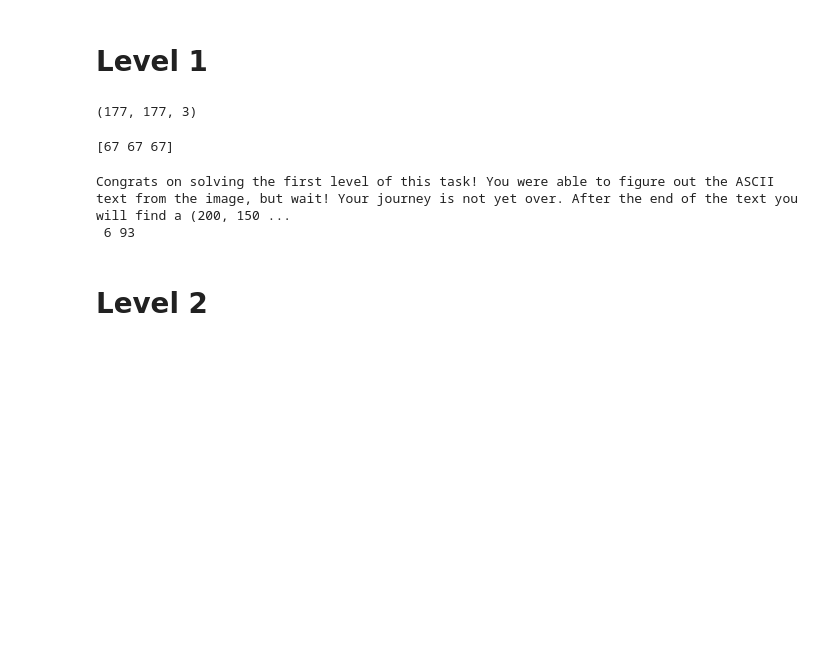
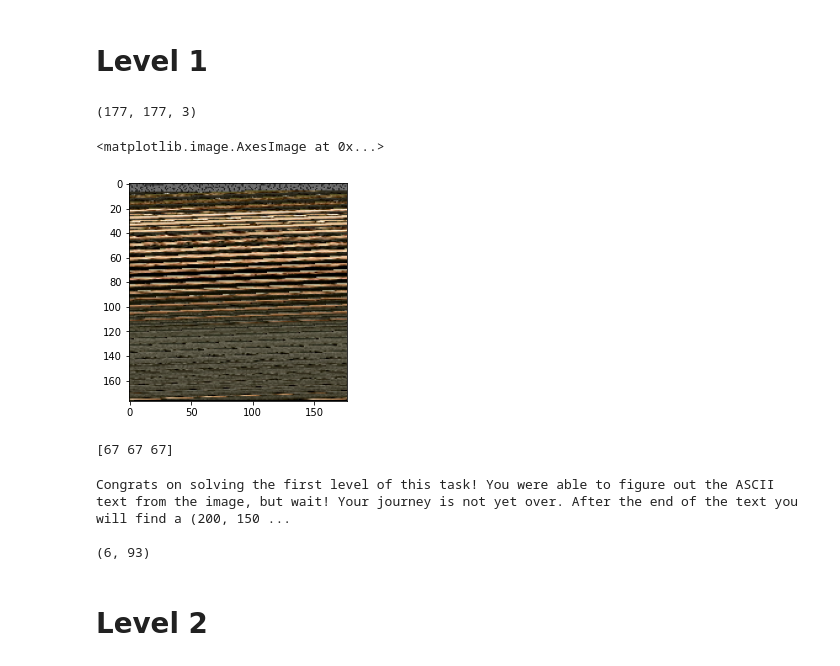
Before and after one commit to IshanManchanda/ark-pathfinding-cv-puzzle, a Jupyter notebook: solution.ipynb, the cells around one changed output. Saved outputs shown, nothing was run; the diff lists cells and outputs as text; code cells hidden in the pictures; blank space fills up the shorter version.

```diff
--- a/solution.ipynb
+++ b/solution.ipynb
@@ -8,7 +8,10 @@ import matplotlib.pyplot as plt
 # %%
 # Read in level1 image and check size
 img1 = cv2.imread("data/Level1.png")
 print(img1.shape)
+plt.imshow(cv2.cvtColor(img1, cv2.COLOR_BGR2RGB))
 # %% [output]
 (177, 177, 3)
+<matplotlib.image.AxesImage at 0x...>
+[figure, added]
 # %%
@@ -25,11 +28,12 @@ for i in range(h):
     for j in range(w):
         print(chr(int(img1[i, j, 0])), end='')
         if chr(int(img1[i, j, 0])) == ':':
-            print('\n', i, j)
+            print(f'\n\n({i}, {j})')
             break
 # %% [output]
 Congrats on solving the first level of this task! You were able to figure out the ASCII text from the image, but wait! Your journey is not yet over. After the end of the text you will find a (200, 150 ...
- 6 93
+
+(6, 93)
 # %% [markdown]
 # Level 2
 # %%
```
Also changed, not shown: parts of 16 cells of this notebook.
